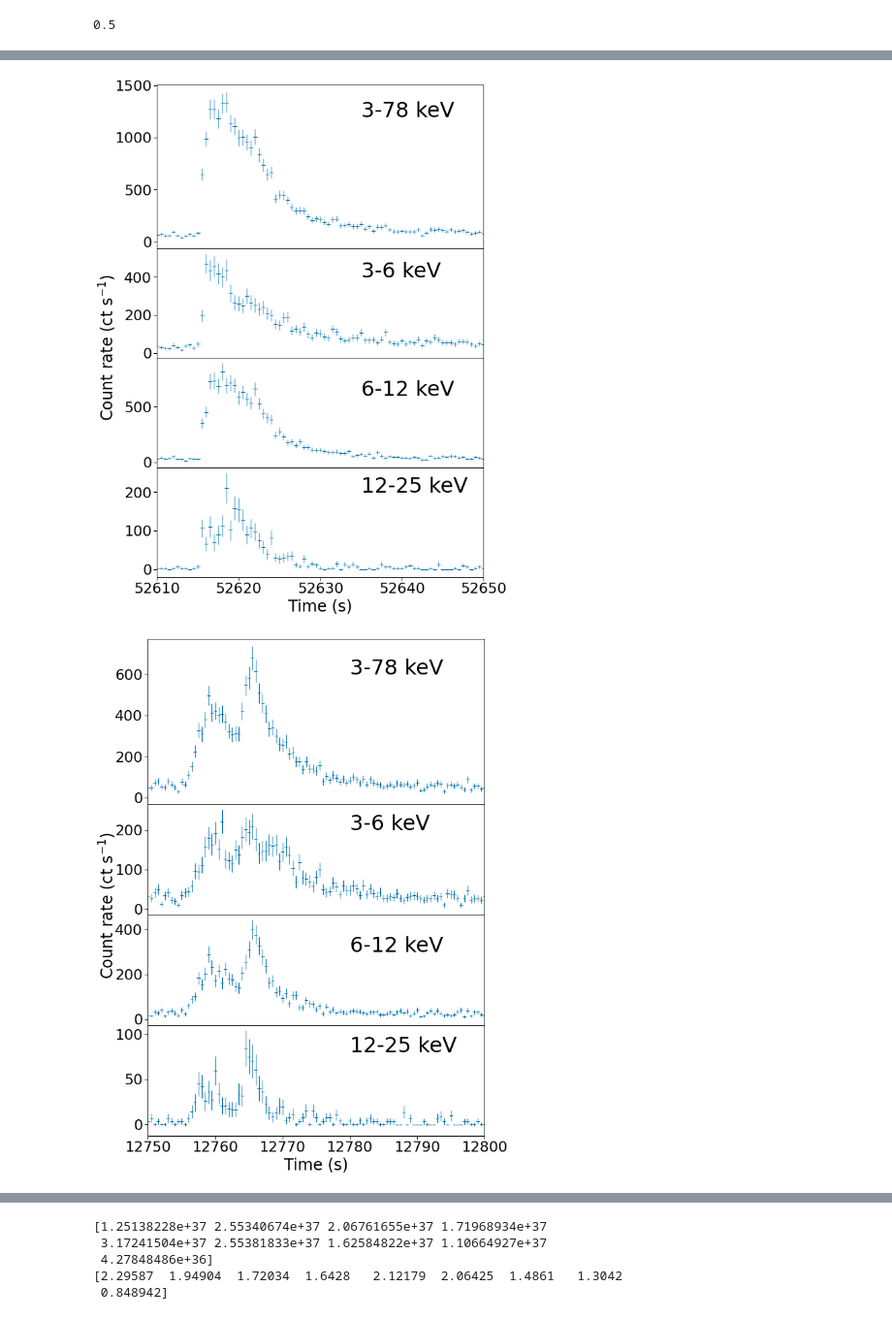
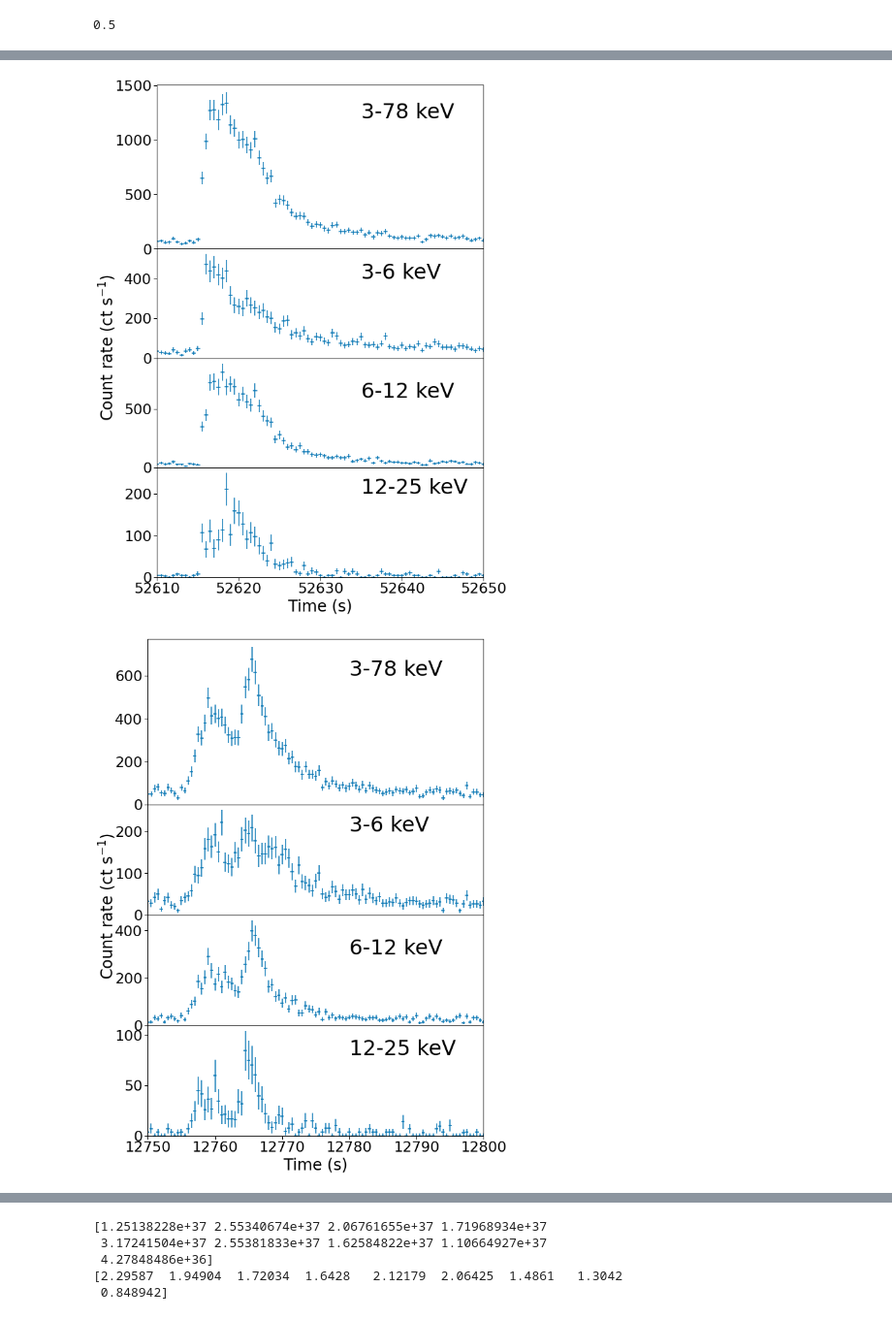
Before and after one commit to snpike/scripts, a Jupyter notebook: GRS_1741d9m2853/Burst_analysis.ipynb, the cells around one changed output, grey strips where cells are left out. Shown at 97% size. Drawn from its saved outputs; the diff is of its cells as text; code cells hidden in the pictures.

```diff
--- a/GRS_1741d9m2853/Burst_analysis.ipynb
+++ b/GRS_1741d9m2853/Burst_analysis.ipynb
@@ -192,15 +189,20 @@ curve_total_hi = sum_lc(curveA_hi, curveB_hi)
 
 sns.set_context('paper', font_scale=2.5)
 fig, (ax1, ax2, ax3, ax4) = plt.subplots(nrows=4, ncols=1, figsize=(9,12), sharex=True, gridspec_kw = {'height_ratios':[1.5, 1,1,1], 'hspace':0})
-ax1.errorbar(curve_total.time-t_start, curve_total.countrate, xerr=curve_total.dt/2., yerr=curve_total.countrate_err, fmt='none', lw = 1.0)
-ax2.errorbar(curve_total_low.time-t_start, curve_total_low.countrate, xerr=curve_total_low.dt/2., yerr=curve_total_low.countrate_err, fmt='none', lw = 1.0)
-ax3.errorbar(curve_total_mid.time-t_start, curve_total_mid.countrate, xerr=curve_total_mid.dt/2., yerr=curve_total_mid.countrate_err, fmt='none', lw = 1.0)
-ax4.errorbar(curve_total_hi.time-t_start, curve_total_hi.countrate, xerr=curve_total_hi.dt/2., yerr=curve_total_hi.countrate_err, fmt='none', lw = 1.0)
+ax1.errorbar(curve_total.time-t_start, curve_total.countrate, xerr=curve_total.dt/2., yerr=curve_total.countrate_err, fmt='none', lw = 1.5)
+ax2.errorbar(curve_total_low.time-t_start, curve_total_low.countrate, xerr=curve_total_low.dt/2., yerr=curve_total_low.countrate_err, fmt='none', lw = 1.5)
+ax3.errorbar(curve_total_mid.time-t_start, curve_total_mid.countrate, xerr=curve_total_mid.dt/2., yerr=curve_total_mid.countrate_err, fmt='none', lw = 1.5)
+ax4.errorbar(curve_total_hi.time-t_start, curve_total_hi.countrate, xerr=curve_total_hi.dt/2., yerr=curve_total_hi.countrate_err, fmt='none', lw = 1.5)
 
 ax1.text(52635, 1200, '3-78 keV', fontsize=32)
 ax2.text(52635, 400, '3-6 keV', fontsize=32)
 ax3.text(52635, 600, '6-12 keV', fontsize=32)
 ax4.text(52635, 200, '12-25 keV', fontsize=32)
+
+ax1.set_ylim(bottom=0)
+ax2.set_ylim(bottom=0)
+ax3.set_ylim(bottom=0)
+ax4.set_ylim(bottom=0)
 
 fig.text(0, 0.5, str(r'$\mathrm{Count\ rate\ (ct\ s^{-1})}$'), va='center', rotation='vertical')
 
@@ -218,15 +220,20 @@ plt.savefig(plot_dir + 'burst2_profile_energysplit.pdf')
 
 
 fig, (ax1, ax2, ax3, ax4) = plt.subplots(nrows=4, ncols=1, figsize=(9,12), sharex=True, gridspec_kw = {'height_ratios':[1.5, 1,1,1], 'hspace':0})
-ax1.errorbar(curve_total.time[:50000]-t_start, curve_total.countrate[:50000], xerr=curve_total.dt/2., yerr=curve_total.countrate_err[:50000], fmt='none', lw = 1.0)
-ax2.errorbar(curve_total_low.time[:50000]-t_start, curve_total_low.countrate[:50000], xerr=curve_total_low.dt/2., yerr=curve_total_low.countrate_err[:50000], fmt='none', lw = 1.0)
-ax3.errorbar(curve_total_mid.time[:50000]-t_start, curve_total_mid.countrate[:50000], xerr=curve_total_mid.dt/2., yerr=curve_total_mid.countrate_err[:50000], fmt='none', lw = 1.0)
-ax4.errorbar(curve_total_hi.time[:50000]-t_start, curve_total_hi.countrate[:50000], xerr=curve_total_hi.dt/2., yerr=curve_total_hi.countrate_err[:50000], fmt='none', lw = 1.0)
+ax1.errorbar(curve_total.time[:50000]-t_start, curve_total.countrate[:50000], xerr=curve_total.dt/2., yerr=curve_total.countrate_err[:50000], fmt='none', lw = 1.5)
+ax2.errorbar(curve_total_low.time[:50000]-t_start, curve_total_low.countrate[:50000], xerr=curve_total_low.dt/2., yerr=curve_total_low.countrate_err[:50000], fmt='none', lw = 1.5)
+ax3.errorbar(curve_total_mid.time[:50000]-t_start, curve_total_mid.countrate[:50000], xerr=curve_total_mid.dt/2., yerr=curve_total_mid.countrate_err[:50000], fmt='none', lw = 1.5)
+ax4.errorbar(curve_total_hi.time[:50000]-t_start, curve_total_hi.countrate[:50000], xerr=curve_total_hi.dt/2., yerr=curve_total_hi.countrate_err[:50000], fmt='none', lw = 1.5)
 
 ax1.text(12780, 600, '3-78 keV', fontsize=32)
 ax2.text(12780, 200, '3-6 keV', fontsize=32)
 ax3.text(12780, 300, '6-12 keV', fontsize=32)
 ax4.text(12780, 80, '12-25 keV', fontsize=32)
+
+ax1.set_ylim(bottom=0)
+ax2.set_ylim(bottom=0)
+ax3.set_ylim(bottom=0)
+ax4.set_ylim(bottom=0)
 
 fig.text(0, 0.5, str(r'$\mathrm{Count\ rate\ (ct\ s^{-1})}$'), va='center', rotation='vertical')
 
@@ -244,35 +251,35 @@ plt.savefig(plot_dir + 'burst1_profile_energysplit.pdf')
 
 
 # plt.figure(figsize = (6,6))
 # plt.errorbar(curve_total.time[:50000]-t_start, curve_total.countrate[:50000], xerr=curve_total.dt/2., yerr=curve_total.countrate_err[:50000], fmt='none', lw = 1.0)
 # plt.xlabel('Time (s)')
 # plt.ylabel(r'$\mathrm{3-78\ keV\ rate\ (ct\ s^{-1})}$')
 
 # plt.xlim((12750,12800))
 # plt.tight_layout()
 
 # plt.savefig(plot_dir + 'burst1_profile.pdf')
 
 
 # plt.figure(figsize = (6,6))
 # plt.errorbar(curve_total.time-t_start, curve_total.countrate, xerr=curve_total.dt/2., yerr=curve_total.countrate_err, fmt='none', lw = 1.0)
 # plt.xlabel('Time (s)')
 # plt.ylabel(r'$\mathrm{3-78\ keV\ rate\ (ct\ s^{-1})}$')
 
 
 # plt.xlim((52610,52650))
 # plt.tight_layout()
 
 # plt.savefig(plot_dir + 'burst2_profile.pdf')
 # %% [output]
 WARNING:root:Computing the bin time ``dt``. This can take time. If you know the bin time, please specify it at light curve creation
 WARNING:root:Computing the bin time ``dt``. This can take time. If you know the bin time, please specify it at light curve creation
 WARNING:root:Computing the bin time ``dt``. This can take time. If you know the bin time, please specify it at light curve creation
 WARNING:root:Computing the bin time ``dt``. This can take time. If you know the bin time, please specify it at light curve creation
 WARNING:root:Computing the bin time ``dt``. This can take time. If you know the bin time, please specify it at light curve creation
 WARNING:root:Computing the bin time ``dt``. This can take time. If you know the bin time, please specify it at light curve creation
-[figure, old version]
+[figure, new version]
-[figure, old version]
+[figure, new version]
 # %%
 sns.set_context('paper', font_scale=2.5)
 burst1_mask = ((curve_total.time-t_start) > 12000) * ((curve_total.time-t_start) < 15000)
```
Also changed, not shown: parts of 6 cells of this notebook, 26 other files.
